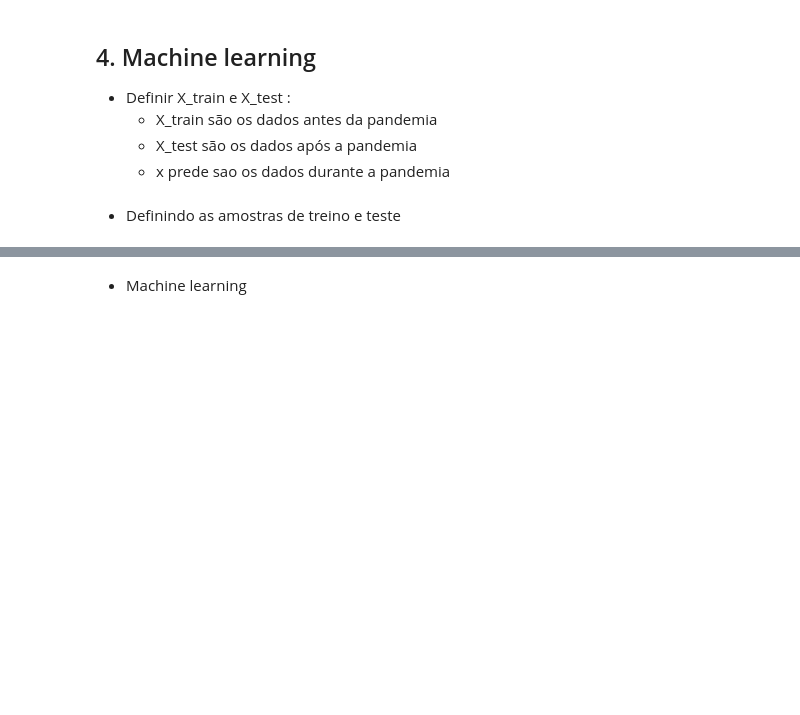
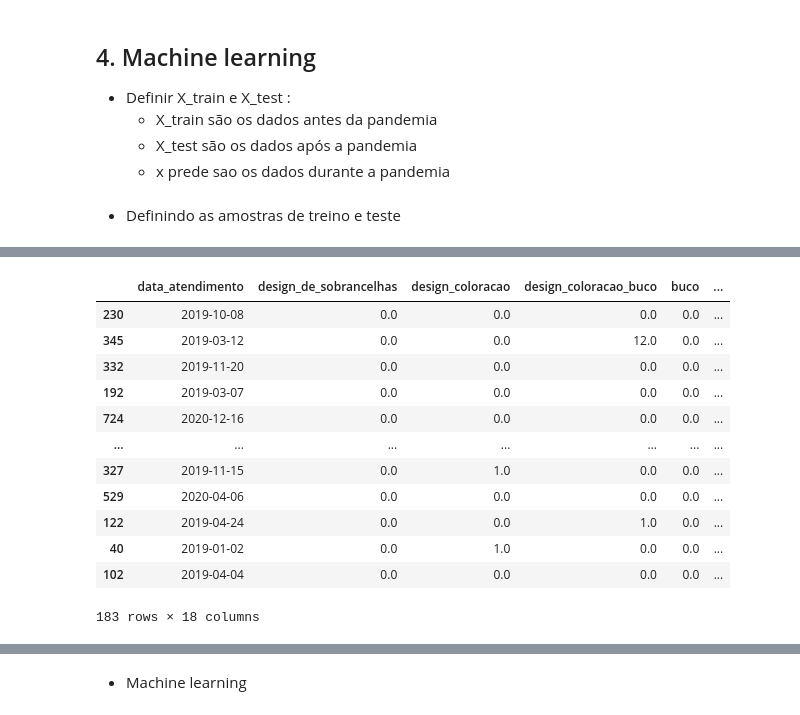
Before and after one commit to robertferro/previsao_faturamento_studio_estetica, a Jupyter notebook: dados-studio/coleta-manipulacao-de-dados.ipynb, the cells around one changed output, grey strips where cells are left out. Cells and saved outputs as stored; diff of their text form; code cells hidden in the pictures; blank space fills up the shorter version.

```diff
--- a/dados-studio/coleta-manipulacao-de-dados.ipynb
+++ b/dados-studio/coleta-manipulacao-de-dados.ipynb
@@ -125,0 +173,16 @@ test.info()
+# %%
+test
+# %% [output]
+|  | data_atendimento | design_de_sobrancelhas | design_coloracao | design_coloracao_buco | buco | ... |
+| 230 | 2019-10-08 | 0.0 | 0.0 | 0.0 | 0.0 | ... |
+| 345 | 2019-03-12 | 0.0 | 0.0 | 12.0 | 0.0 | ... |
+| 332 | 2019-11-20 | 0.0 | 0.0 | 0.0 | 0.0 | ... |
+| 192 | 2019-03-07 | 0.0 | 0.0 | 0.0 | 0.0 | ... |
+| 724 | 2020-12-16 | 0.0 | 0.0 | 0.0 | 0.0 | ... |
+| ... | ... | ... | ... | ... | ... | ... |
+| 327 | 2019-11-15 | 0.0 | 1.0 | 0.0 | 0.0 | ... |
+| 529 | 2020-04-06 | 0.0 | 0.0 | 0.0 | 0.0 | ... |
+| 122 | 2019-04-24 | 0.0 | 0.0 | 1.0 | 0.0 | ... |
+| 40 | 2019-01-02 | 0.0 | 1.0 | 0.0 | 0.0 | ... |
+| 102 | 2019-04-04 | 0.0 | 0.0 | 0.0 | 0.0 | ... |
+183 rows × 18 columns
```
Also changed, not shown: parts of 18 cells of this notebook.
